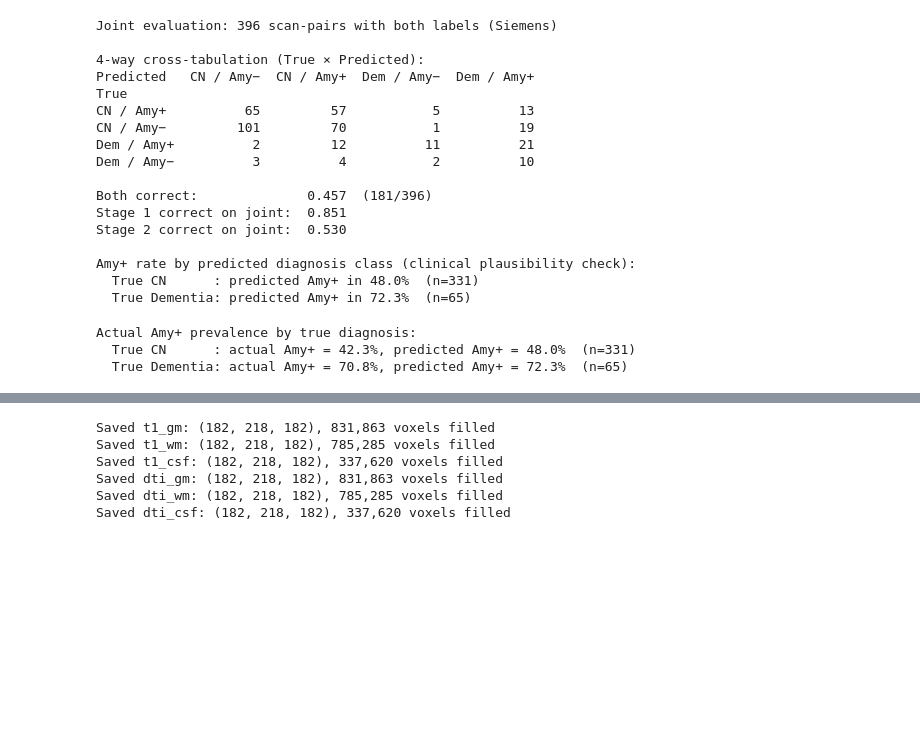
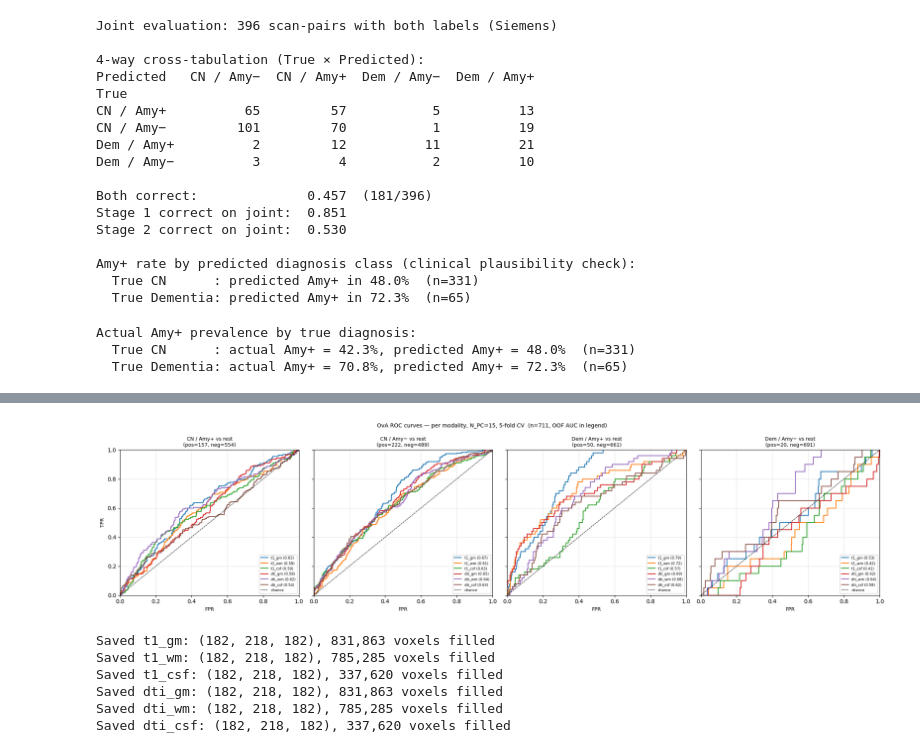
Before and after one commit to william2952/ADRU, a Jupyter notebook: model_analysis_v4.ipynb, the cells around one changed output, grey strips where cells are left out. Cells and saved outputs as stored; diff of their text form; code cells hidden in the pictures; blank space fills up the shorter version.

Commit message:
Implement code changes to enhance functionality and improve performance

```diff
--- a/model_analysis_v4.ipynb
+++ b/model_analysis_v4.ipynb
@@ -1002,0 +1034,70 @@ Actual Amy+ prevalence by true diagnosis:
+# %%
+# --- OvA ROC-AUC: CN/Amy+, CN/Amy−, Dem/Amy+, Dem/Amy− vs rest -------------
+# OOF decision scores → one smooth ROC curve per (task, modality).
+# Printed table: fold mean ± std for AUC, balanced accuracy, and plain accuracy.
+from sklearn.metrics import accuracy_score
+
+N_PC = 15
+sgkf = StratifiedGroupKFold(n_splits=5, shuffle=True, random_state=0)
+
+MOD_COLORS = dict(zip(MODALITIES,
+    ["#1f77b4", "#ff7f0e", "#2ca02c", "#d62728", "#9467bd", "#8c564b"]))
+
+fig, axes = plt.subplots(1, 4, figsize=(20, 5), sharey=True)
+
+for ax, (task_name, pos_mask) in zip(axes, ova_tasks.items()):
+    y_ova = pos_mask.astype(np.int64).values
+    n_pos = int(y_ova.sum())
+    n_neg = len(y_ova) - n_pos
+
+    print(f"\n{task_name}  (pos={n_pos}, neg={n_neg}, ratio={n_neg/n_pos:.1f}:1)")
+    print(f"  {'Modality':<14}  {'AUC':>10}  {'bAcc':>10}  {'Acc':>10}")
+    print(f"  {'─'*14}  {'─'*10}  {'─'*10}  {'─'*10}")
+
+    for mod in MODALITIES:
+        Xs_full    = scalers[mod].transform(X_raw[mod].astype(np.float32))
+        Xs_ova     = Xs_full[joint_idx]
+
+        oof_scores = np.zeros(len(y_ova))
+        fold_aucs, fold_baccs, fold_accs = [], [], []
+
+        for tr, te in sgkf.split(np.arange(len(y_ova)), y_ova, groups_ova):
+            pca = PCA(n_components=N_PC, random_state=0,
+                      svd_solver="randomized").fit(Xs_ova[tr])
+            clf = SVC(class_weight="balanced", random_state=0).fit(
+                      pca.transform(Xs_ova[tr]), y_ova[tr])
+            s      = clf.decision_function(pca.transform(Xs_ova[te]))
+            y_pred = clf.predict(pca.transform(Xs_ova[te]))
+            oof_scores[te] = s
+            fpr_f, tpr_f, _ = roc_curve(y_ova[te], s)
+            fold_aucs.append(auc(fpr_f, tpr_f))
+            fold_baccs.append(balanced_accuracy_score(y_ova[te], y_pred))
+            fold_accs.append(accuracy_score(y_ova[te], y_pred))
+
+        fpr, tpr, _ = roc_curve(y_ova, oof_scores)
+        oof_auc = auc(fpr, tpr)
+
+        ax.plot(fpr, tpr, color=MOD_COLORS[mod], lw=1.5,
+                label=f"{mod} ({oof_auc:.2f})")
+
+        print(f"  {mod:<14}  "
+              f"{np.mean(fold_aucs):>5.3f}±{np.std(fold_aucs):.3f}  "
+              f"{np.mean(fold_baccs):>5.3f}±{np.std(fold_baccs):.3f}  "
+              f"{np.mean(fold_accs):>5.3f}±{np.std(fold_accs):.3f}")
+
+    ax.plot([0, 1], [0, 1], "k--", lw=0.8, label="chance")
+    ax.set_xlim(0, 1); ax.set_ylim(0, 1)
+    ax.set_xlabel("FPR", fontsize=9)
+    ax.set_title(f"{task_name} vs rest\n(pos={n_pos}, neg={n_neg})", fontsize=9)
+    ax.legend(fontsize=6.5, loc="lower right")
+    ax.grid(True, alpha=0.3)
+
+axes[0].set_ylabel("TPR", fontsize=9)
+fig.suptitle(
+    f"OvA ROC curves — per modality, N_PC={N_PC}, 5-fold CV  "
+    f"(n={len(meta_joint)}, OOF AUC in legend)",
+    fontsize=10,
+)
+plt.tight_layout()
+plt.show()
+# %% [output]
@@ -1003,3 +1121,4 @@ Actual Amy+ prevalence by true diagnosis:
+[figure, added]
 # %%
 from sklearn.svm import LinearSVC
 
```
Also changed, not shown: parts of 5 cells of this notebook.
